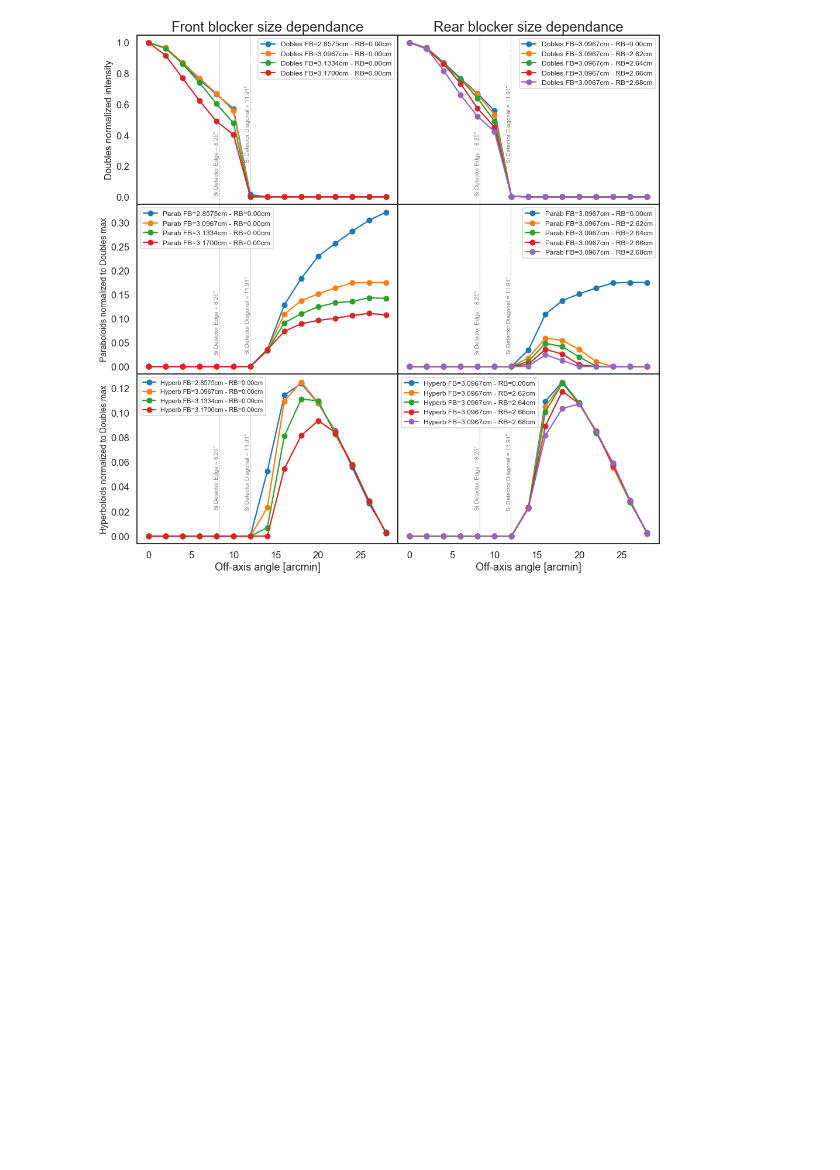
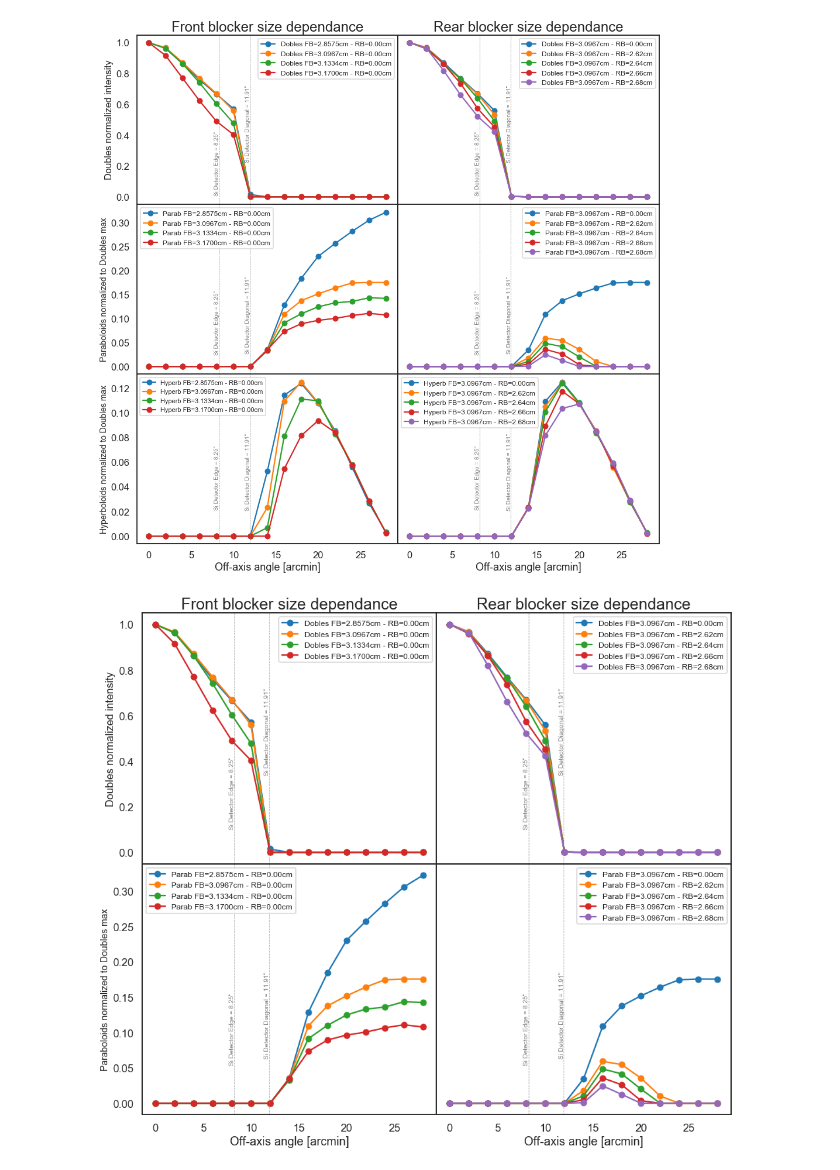
Before and after one commit to pymilo/Milo_FOXSI_Science, a Jupyter notebook: Paper_figures/Fig05_GR_BlockerSize.ipynb, the cells around one changed output. Saved outputs shown, nothing was run; the diff lists cells and outputs as text; code cells hidden in the pictures; blank space fills up the shorter version.

Commit message:
Blocker_Size
Blocker_Size

```diff
--- a/Paper_figures/Fig05_GR_BlockerSize.ipynb
+++ b/Paper_figures/Fig05_GR_BlockerSize.ipynb
@@ -792,3 +792,60 @@ ax1.legend(fontsize=12); ax3.legend(fontsize=12); ax5.legend(fontsize=11)
 ax2.legend(fontsize=12); ax4.legend(fontsize=12); ax6.legend(fontsize=12);
 # %% [output]
 [figure]
+# %%
+## Figure definition:
+f, ((ax1, ax2), (ax3, ax4)) = plt.subplots(2, 2, sharex='col', sharey='row',figsize=(16,14))
+
+## Front Blocker Doubles
+ax1.set_title('Front blocker size dependance',fontsize=24)
+ax1.plot(offaxisAngles, F286_NR_Doubles/max(np.array(F286_NR_Doubles)),'o-',label='Dobles FB=2.8575cm - RB=0.00cm')
+ax1.plot(offaxisAngles, F309_NR_Doubles/max(np.array(F309_NR_Doubles)),'o-',label='Dobles FB=3.0967cm - RB=0.00cm')
+ax1.plot(offaxisAngles, F313_NR_Doubles/max(np.array(F313_NR_Doubles)),'o-',label='Dobles FB=3.1334cm - RB=0.00cm')
+ax1.plot(offaxisAngles, F317_NR_Doubles/max(np.array(F317_NR_Doubles)),'o-',label='Dobles FB=3.1700cm - RB=0.00cm')
+ax1.set_ylabel('Doubles normalized intensity',fontsize=16)
+ax1.axvline(8.25,color='Grey',linestyle='--',lw=0.8)
+ax1.text(7.7,0.4,'Si Detector Edge = 8.25"',rotation=90,fontsize=10,color='Grey')
+ax1.axvline(11.91,color='Grey',linestyle='--',lw=0.8)
+ax1.text(11.4,0.7,'Si Detector Diagonal = 11.91"',rotation=90,fontsize=10,color='Grey')
+
+## Front Blocker Paraboloids
+ax3.plot(offaxisAngles, F286_NR_Par/max(np.array(F286_NR_Doubles)),'o-',label='Parab FB=2.8575cm - RB=0.00cm')
+ax3.plot(offaxisAngles, F309_NR_Par/max(np.array(F309_NR_Doubles)),'o-',label='Parab FB=3.0967cm - RB=0.00cm')
+ax3.plot(offaxisAngles, F313_NR_Par/max(np.array(F313_NR_Doubles)),'o-',label='Parab FB=3.1334cm - RB=0.00cm')
+ax3.plot(offaxisAngles, F317_NR_Par/max(np.array(F317_NR_Doubles)),'o-',label='Parab FB=3.1700cm - RB=0.00cm')
+ax3.set_ylabel('Paraboloids normalized to Doubles max',fontsize=14)
+ax3.axvline(8.25,color='Grey',linestyle='--',lw=0.8)
+ax3.text(7.7,0.15,'Si Detector Edge = 8.25"',rotation=90,fontsize=10,color='Grey')
+ax3.axvline(11.91,color='Grey',linestyle='--',lw=0.8)
+ax3.text(11.4,0.18,'Si Detector Diagonal = 11.91"',rotation=90,fontsize=10,color='Grey')
+ax3.set_xlabel('Off-axis angle [arcmin]',fontsize=18)
+
+## Rear Blocker Doubles
+ax2.set_title('Rear blocker size dependance',fontsize=24)
+ax2.plot(offaxisAngles, F309_NR_Doubles/max(np.array(F309_NR_Doubles)),'o-',label='Dobles FB=3.0967cm - RB=0.00cm')
+ax2.plot(offaxisAngles, F309_R262_Doubles/max(np.array(F309_R262_Doubles)),'o-',label='Dobles FB=3.0967cm - RB=2.62cm')
+ax2.plot(offaxisAngles, F309_R264_Doubles/max(np.array(F309_R264_Doubles)),'o-',label='Dobles FB=3.0967cm - RB=2.64cm')
+ax2.plot(offaxisAngles, F309_R266_Doubles/max(np.array(F309_R266_Doubles)),'o-',label='Dobles FB=3.0967cm - RB=2.66cm')
+ax2.plot(offaxisAngles, F309_R268_Doubles/max(np.array(F309_R268_Doubles)),'o-',label='Dobles FB=3.0967cm - RB=2.68cm')
+ax2.axvline(8.25,color='Grey',linestyle='--',lw=0.8)
+ax2.text(7.7,0.4,'Si Detector Edge = 8.25"',rotation=90,fontsize=10,color='Grey')
+ax2.axvline(11.91,color='Grey',linestyle='--',lw=0.8)
+ax2.text(11.4,0.7,'Si Detector Diagonal = 11.91"',rotation=90,fontsize=10,color='Grey')
+
+## Rear Blocker Paraboloids
+ax4.plot(offaxisAngles, F309_NR_Par/max(np.array(F309_NR_Doubles)),'o-',label='Parab FB=3.0967cm - RB=0.00cm')
+ax4.plot(offaxisAngles, F309_R262_Par/max(np.array(F309_R262_Doubles)),'o-',label='Parab FB=3.0967cm - RB=2.62cm')
+ax4.plot(offaxisAngles, F309_R264_Par/max(np.array(F309_R264_Doubles)),'o-',label='Parab FB=3.0967cm - RB=2.64cm')
+ax4.plot(offaxisAngles, F309_R266_Par/max(np.array(F309_R266_Doubles)),'o-',label='Parab FB=3.0967cm - RB=2.66cm')
+ax4.plot(offaxisAngles, F309_R268_Par/max(np.array(F309_R268_Doubles)),'o-',label='Parab FB=3.0967cm - RB=2.68cm')
+ax4.axvline(8.25,color='Grey',linestyle='--',lw=0.8)
+ax4.text(7.7,0.15,'Si Detector Edge = 8.25"',rotation=90,fontsize=10,color='Grey')
+ax4.axvline(11.91,color='Grey',linestyle='--',lw=0.8)
+ax4.text(11.4,0.18,'Si Detector Diagonal = 11.91"',rotation=90,fontsize=10,color='Grey')
+ax4.set_xlabel('Off-axis angle [arcmin]',fontsize=18)
+
+f.subplots_adjust(hspace=0,wspace=0)
+ax1.legend(fontsize=12); ax3.legend(fontsize=12);
+ax2.legend(fontsize=12); ax4.legend(fontsize=12);
+# %% [output]
+[figure, added]
```
